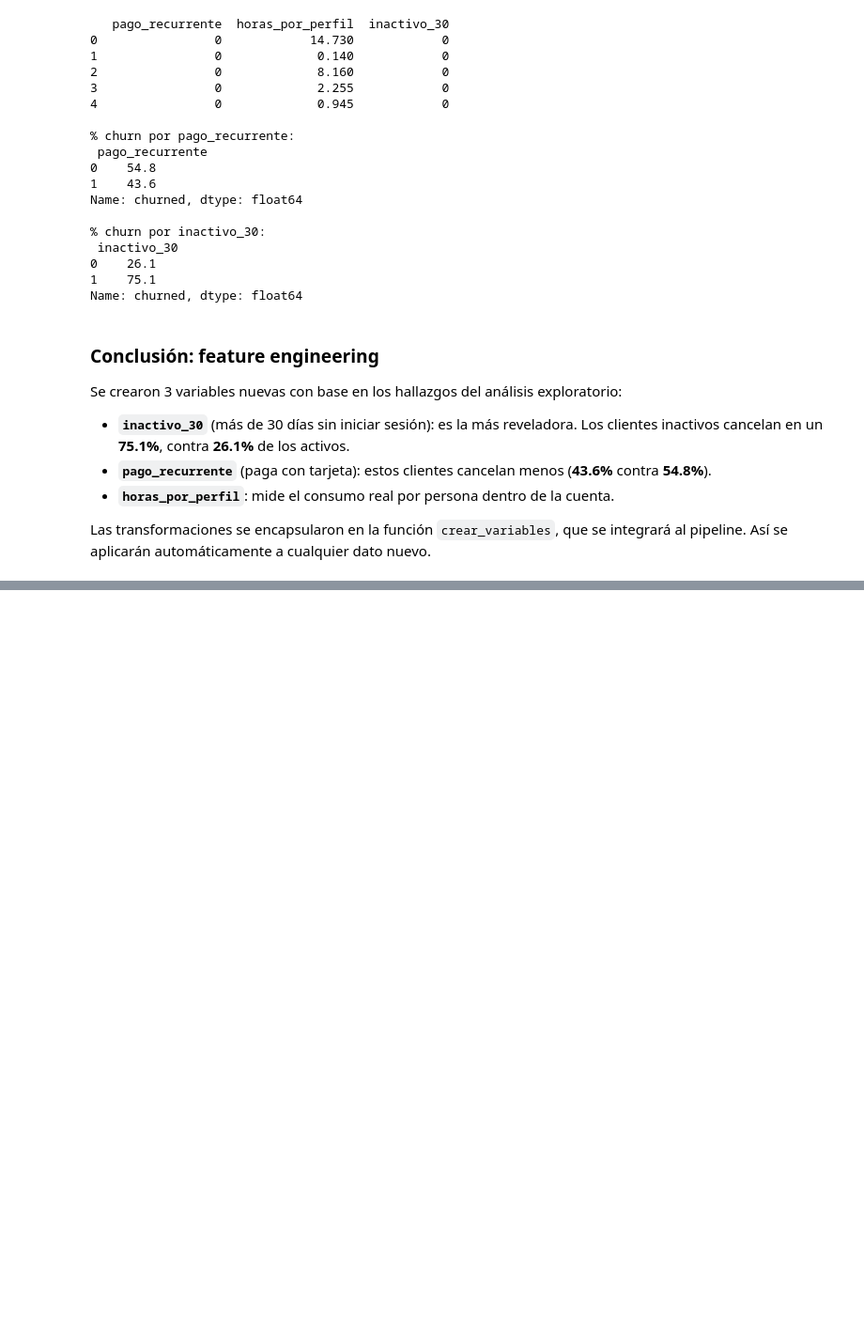
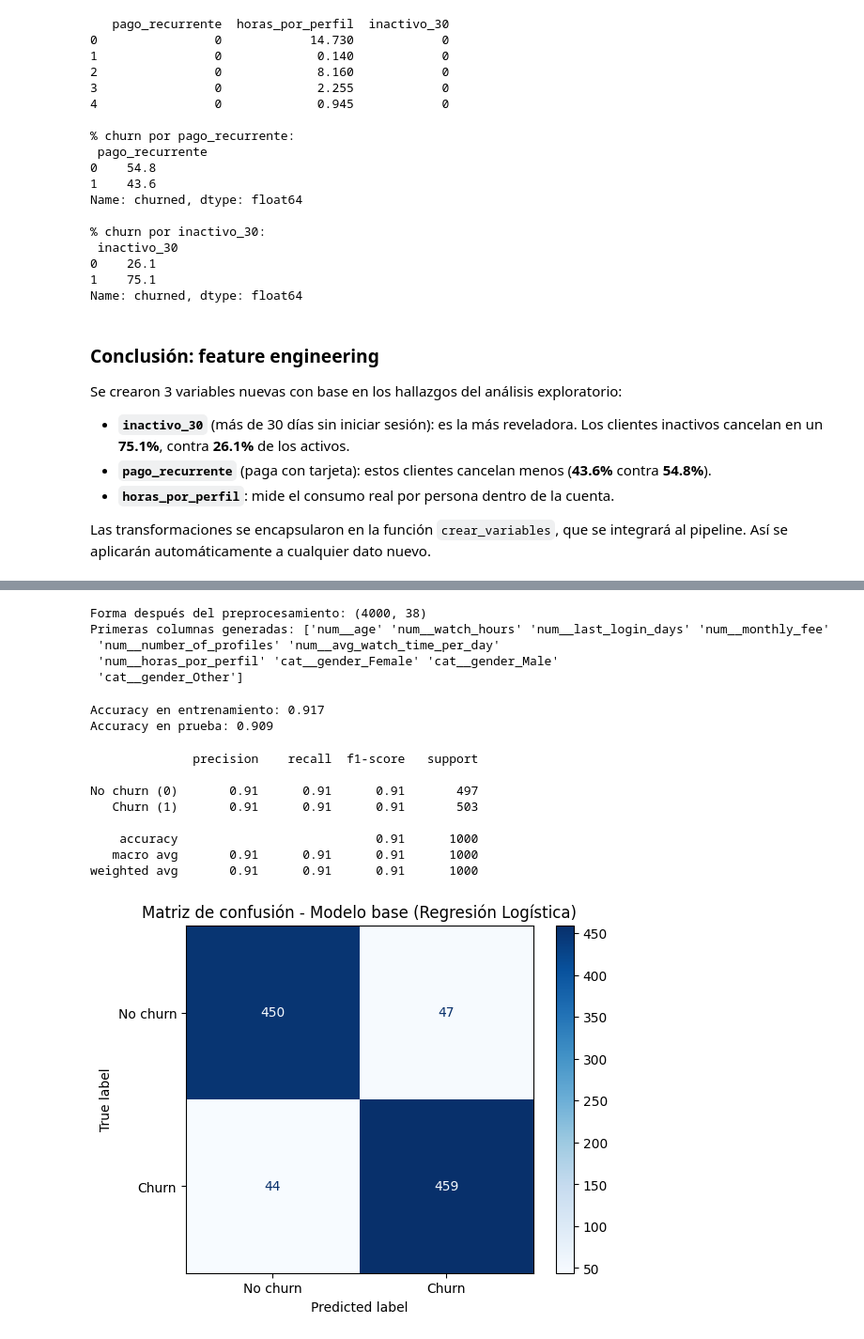
Before and after one commit to dmtzsegura/actividades-tareas, a Jupyter notebook: aprendizaje-maquina/Lab8_Netflix_Churn_Pipeline.ipynb, the cells around one changed output, grey strips where cells are left out. Shown at 94% size. Cells and saved outputs as stored; diff of their text form; code cells hidden in the pictures; blank space fills up the shorter version.

Commit message:
Lab 8: pipeline, GridSearch, CV y exportación a pkl

```diff
--- a/aprendizaje-maquina/Lab8_Netflix_Churn_Pipeline.ipynb
+++ b/aprendizaje-maquina/Lab8_Netflix_Churn_Pipeline.ipynb
@@ -217,0 +314,69 @@ Las transformaciones se encapsularon en la función `crear_variables`, que se in
+# %%
+# ===== Preprocesamiento por tipo de columna =====
+from sklearn.compose import ColumnTransformer
+from sklearn.preprocessing import StandardScaler, OneHotEncoder
+
+preprocesador = ColumnTransformer(transformers=[
+    ('num', StandardScaler(), columnas_numericas),                          # escala numéricas
+    ('cat', OneHotEncoder(handle_unknown='ignore'), columnas_categoricas),  # codifica texto
+    ('bin', 'passthrough', columnas_binarias)                               # binarias sin cambios
+])
+
+# Prueba rápida sobre los datos ya con feature engineering
+X_train_prep = preprocesador.fit_transform(X_train_fe)
+
+print("Forma después del preprocesamiento:", X_train_prep.shape)
+print("Primeras columnas generadas:", preprocesador.get_feature_names_out()[:10])
+# %% [output]
+Forma después del preprocesamiento: (4000, 38)
+Primeras columnas generadas: ['num__age' 'num__watch_hours' 'num__last_login_days' 'num__monthly_fee'
+ 'num__number_of_profiles' 'num__avg_watch_time_per_day'
+ 'num__horas_por_perfil' 'cat__gender_Female' 'cat__gender_Male'
+ 'cat__gender_Other']
+# %%
+# ===== Pipeline completo: feature engineering + preprocesamiento + modelo =====
+from sklearn.pipeline import Pipeline
+from sklearn.linear_model import LogisticRegression
+
+pipeline = Pipeline(steps=[
+    ('features', FunctionTransformer(crear_variables)),   # 1. crea variables nuevas
+    ('prep', preprocesador),                              # 2. escala y codifica
+    ('modelo', LogisticRegression(max_iter=1000, random_state=42))  # 3. modelo base
+])
+
+# Entrenamos con los datos ORIGINALES (el pipeline hace todo lo demás)
+pipeline.fit(X_train, y_train)
+
+# Revisión rápida: porcentaje de aciertos en train y test
+print("Accuracy en entrenamiento:", round(pipeline.score(X_train, y_train), 3))
+print("Accuracy en prueba:", round(pipeline.score(X_test, y_test), 3))
+# %% [output]
+Accuracy en entrenamiento: 0.917
+Accuracy en prueba: 0.909
+# %%
+# ===== Evaluación del modelo base en el conjunto de prueba =====
+from sklearn.metrics import classification_report, ConfusionMatrixDisplay
+import matplotlib.pyplot as plt
+
+# Predicciones sobre datos que el modelo no vio
+y_pred = pipeline.predict(X_test)
+
+# Reporte con precision, recall y f1 por clase
+print(classification_report(y_test, y_pred, target_names=['No churn (0)', 'Churn (1)']))
+
+# Matriz de confusión: filas = real, columnas = predicho
+ConfusionMatrixDisplay.from_predictions(y_test, y_pred,
+                                        display_labels=['No churn', 'Churn'],
+                                        cmap='Blues')
+plt.title('Matriz de confusión - Modelo base (Regresión Logística)')
+plt.show()
+# %% [output]
+              precision    recall  f1-score   support
+
+No churn (0)       0.91      0.91      0.91       497
+   Churn (1)       0.91      0.91      0.91       503
+
+    accuracy                           0.91      1000
+   macro avg       0.91      0.91      0.91      1000
+weighted avg       0.91      0.91      0.91      1000
+[figure, added]
```
Also changed, not shown: parts of 9 cells of this notebook.
